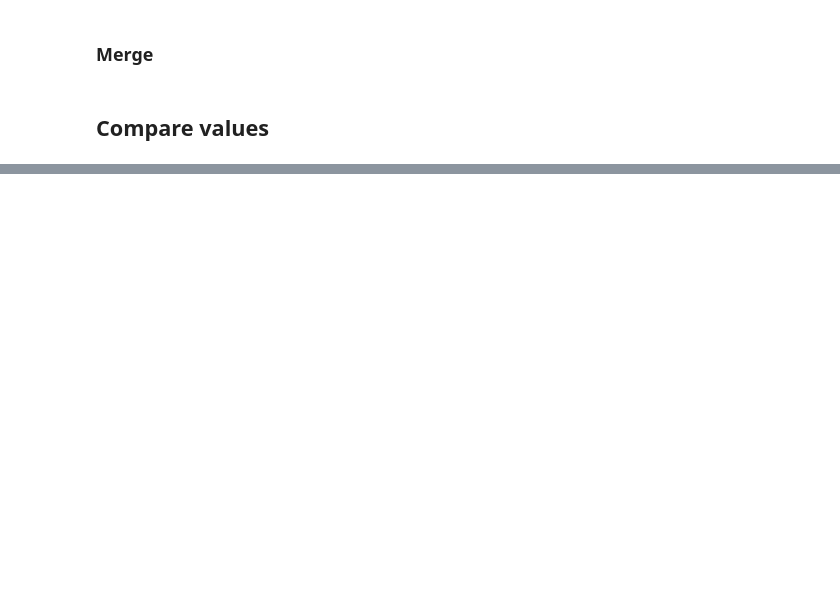
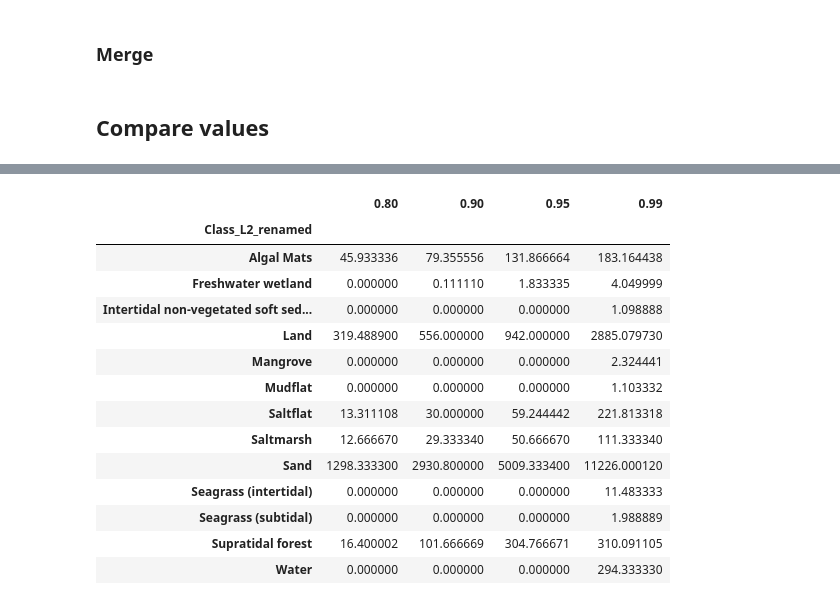
Before and after one commit to GeoscienceAustralia/dea-intertidal, a Jupyter notebook: notebooks/experimental/Extents_experiments.ipynb, the cells around one changed output, grey strips where cells are left out. Drawn from its saved outputs; the diff is of its cells as text; code cells hidden in the pictures; blank space fills up the shorter version.

```diff
--- a/notebooks/experimental/Extents_experiments.ipynb
+++ b/notebooks/experimental/Extents_experiments.ipynb
@@ -795,3 +1033,6 @@ axes[0, 0]
 #     cost_distance_gdf.drop_duplicates(subset="id")[["Class_L1", "cost_distance"]].dropna(), x="cost_distance", row="Class_L1",
 #     binwidth=3, height=3, facet_kws=dict(margin_titles=True),
 # )
+# %%
+import geopandas as gpd
+gdf = gpd.read_file("/gdata1/projects/coastal/cem/training_data/tps_class_conn.geojson")
@@ -797,0 +1049,40 @@ axes[0, 0]
+# %%
+class_dict = {
+    0: "Land",
+    1: "Water",
+    2: "Mudflat",
+    3: "Mangrove",
+    5: "Saltmarsh",
+    6: "Seagrass (subtidal)",
+    9: "Seagrass (intertidal)",
+    11: "Saltflat",
+    12: "Supratidal forest",
+    41: "Intertidal non-vegetated soft sediments",
+    52: "Algal Mats",
+    54: "Mixed (Mangrove-Saltmarsh)",
+    55: "Freshwater wetland",
+    56: "Sand"
+}
+
+gdf['Class_L2_renamed'] = gdf['Class_L2'].replace(class_dict)
+
+quantiles = gdf.groupby("Class_L2_renamed").conn_hat_mangrove.quantile([0.8, 0.9, 0.95, 0.99]).unstack()
+# styled_quantiles = quantiles.style.background_gradient(cmap='Reds', low=0, high=0.8)
+# styled_quantiles
+quantiles
+# %% [output]
+|  | 0.80 | 0.90 | 0.95 | 0.99 |
+| Class_L2_renamed |  |  |  |  |
+| Algal Mats | 45.933336 | 79.355556 | 131.866664 | 183.164438 |
+| Freshwater wetland | 0.000000 | 0.111110 | 1.833335 | 4.049999 |
+| Intertidal non-vegetated soft sed... | 0.000000 | 0.000000 | 0.000000 | 1.098888 |
+| Land | 319.488900 | 556.000000 | 942.000000 | 2885.079730 |
+| Mangrove | 0.000000 | 0.000000 | 0.000000 | 2.324441 |
+| Mudflat | 0.000000 | 0.000000 | 0.000000 | 1.103332 |
+| Saltflat | 13.311108 | 30.000000 | 59.244442 | 221.813318 |
+| Saltmarsh | 12.666670 | 29.333340 | 50.666670 | 111.333340 |
+| Sand | 1298.333300 | 2930.800000 | 5009.333400 | 11226.000120 |
+| Seagrass (intertidal) | 0.000000 | 0.000000 | 0.000000 | 11.483333 |
+| Seagrass (subtidal) | 0.000000 | 0.000000 | 0.000000 | 1.988889 |
+| Supratidal forest | 16.400002 | 101.666669 | 304.766671 | 310.091105 |
+| Water | 0.000000 | 0.000000 | 0.000000 | 294.333330 |
```
Also changed, not shown: parts of 35 cells of this notebook, 2 other files.
